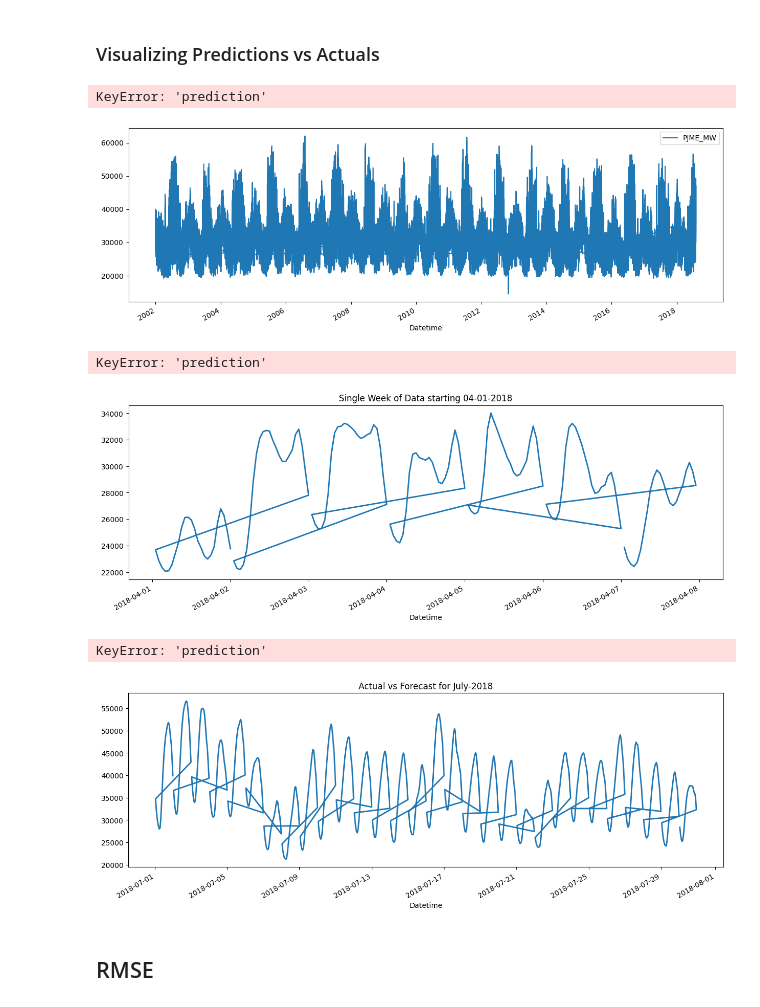
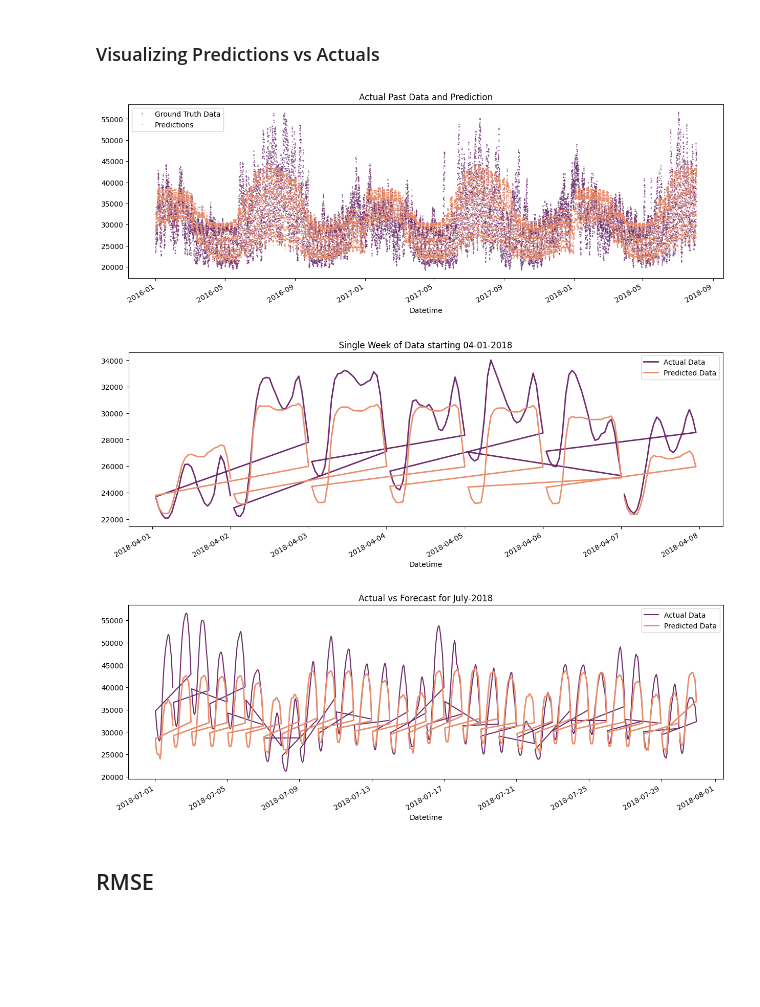
Before and after one commit to minari314159/Energy_Forcasting_Models, a Jupyter notebook: XGB_Energy_Forcasting.ipynb, the cells around one changed output. Saved outputs shown, nothing was run; the diff lists cells and outputs as text; code cells hidden in the pictures; blank space fills up the shorter version.

```diff
--- a/XGB_Energy_Forcasting.ipynb
+++ b/XGB_Energy_Forcasting.ipynb
@@ -358,46 +358,47 @@ test.head()
 # %% [markdown]
 ### Visualizing Predictions vs Actuals
 # %%
-ax = df[['PJME_MW']].plot(figsize=(15, 5))
+fig, ax = plt.subplots(figsize=(15, 5))
+test['PJME_MW'].plot(ax=ax, style='.', ms=1,color=colour_pal[5])
 
-df['prediction'].plot(ax=ax, style='.')
+test['prediction'].plot(ax=ax, style='.', ms=1 , color=colour_pal[0])
 plt.legend(['Ground Truth Data', 'Predictions'])
 ax.set_title('Actual Past Data and Prediction')
 plt.show()
 # %% [output]
-KeyError: 'prediction'
-[figure, old version]
+[figure, new version]
 # %%
 # select data within a specific date range
 data = df.loc[(df.index > '04-01-2018') & (df.index < '04-08-2018')]
-
+predictions = test.loc[(test.index > '04-01-2018') & (test.index < '04-08-2018')]
 # plot the actual and predicted data
 ax = data['PJME_MW'].plot(figsize=(
-    15, 5), title='Single Week of Data starting 04-01-2018', linewidth=2, markersize=5)
+    15, 5), title='Single Week of Data starting 04-01-2018', linewidth=2, markersize=5, color=colour_pal[5])
 
-data['prediction'].plot(style='-', linewidth=2, markersize=5)
+predictions['prediction'].plot(
+    style='-', linewidth=2, markersize=2, color=colour_pal[0])
 
 plt.legend(['Actual Data', 'Predicted Data'])
 plt.show()
 # %% [output]
-KeyError: 'prediction'
-[figure, old version]
+[figure, new version]
 # %%
 # select data within a specific date range
 data = df.loc[(df.index > '07-01-2018') & (df.index < '07-31-2018')]
-
+predictions = test.loc[(test.index > '07-01-2018') &
+                       (test.index < '07-31-2018')]
 # plot the actual portion
 ax = data['PJME_MW'].plot(figsize=(
-    15, 5), title='Actual vs Forecast for July-2018', linewidth=2, markersize=5)
+    15, 5), title='Actual vs Forecast for July-2018', style='-', markersize=5, color=colour_pal[5])
 
 # plot the predicted portion
-data['prediction'].plot(style='-', linewidth=2, markersize=5)
+predictions['prediction'].plot(style='-', linewidth=2,
+                        markersize=5, color=colour_pal[0])
 
 plt.legend(['Actual Data', 'Predicted Data'])
 plt.show()
 # %% [output]
-KeyError: 'prediction'
-[figure, old version]
+[figure, new version]
 # %% [markdown]
 ## RMSE
 # %%
```
